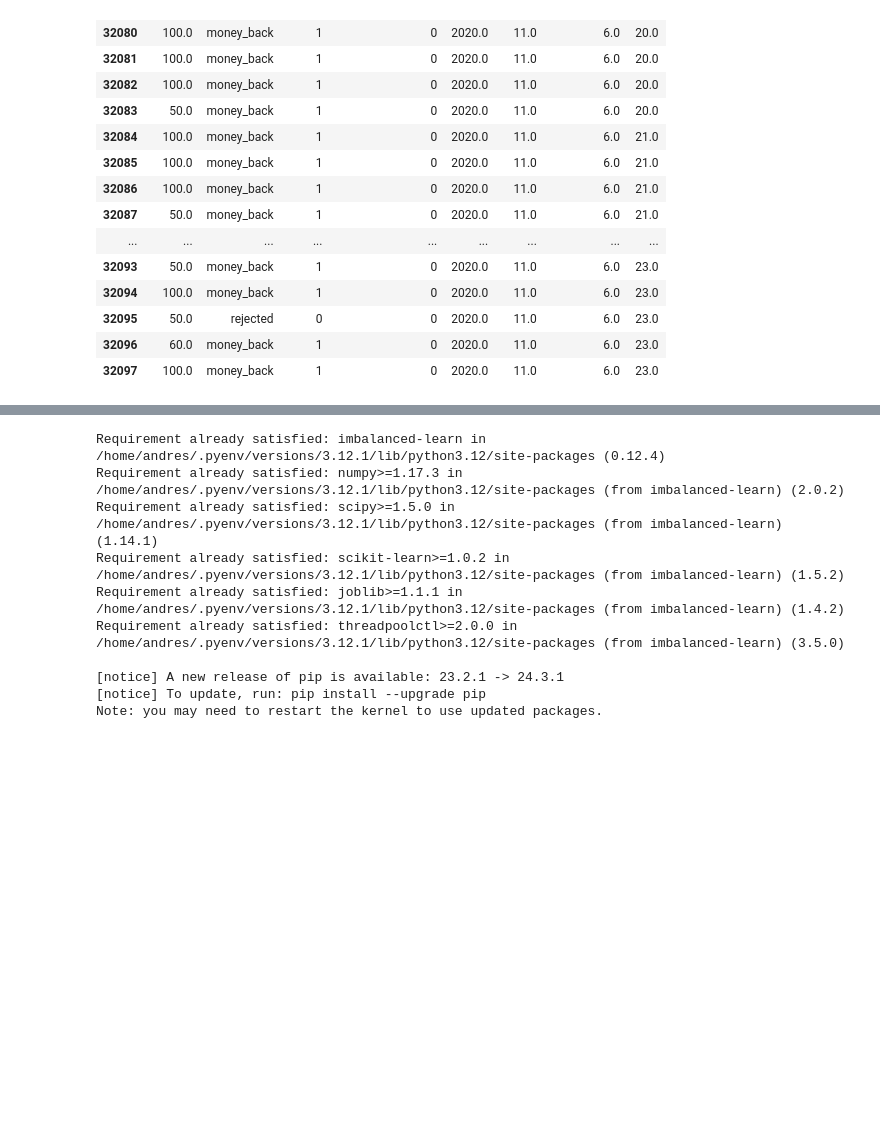
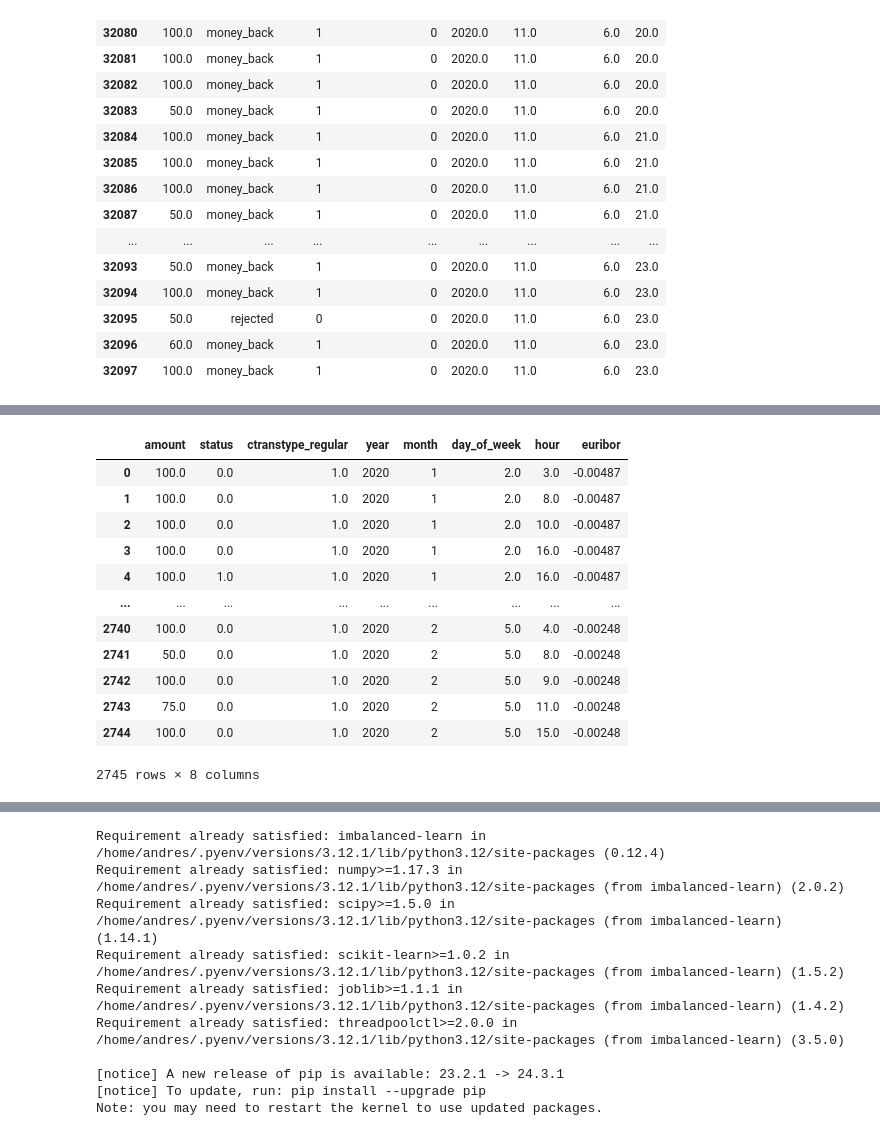
Before and after one commit to DataScience-UOC-projects/monayvi, a Jupyter notebook: notebooks/10-logistic-regression.ipynb, the cells around one changed output, grey strips where cells are left out. Saved outputs shown, nothing was run; the diff lists cells and outputs as text; code cells hidden in the pictures; blank space fills up the shorter version.

```diff
--- a/notebooks/10-logistic-regression.ipynb
+++ b/notebooks/10-logistic-regression.ipynb
@@ -435,3 +461,31 @@ cash_df.head(10)
+# %%
+euribor_df['date'] = pd.to_datetime(euribor_df['date'])
+euribor_df['year'] = euribor_df['date'].dt.year.astype(int)
+euribor_df['month'] = euribor_df['date'].dt.month.astype(int)
+cash_df['year'] = cash_df['year'].astype(int)
+cash_df['month'] = cash_df['month'].astype(int)
+
+# Merge df1 with the relevant columns of df2 based on 'year' and 'month'
+df_merged = pd.merge(cash_df, euribor_df[['year', 'month', 'euribor']], on=['year', 'month'], how='right')
+
+df_cleaned = df_merged.dropna()
+df_cleaned
+cash_df = df_cleaned
+cash_df
+# %% [output]
+|  | amount | status | ctranstype_regular | year | month | day_of_week | hour | euribor |
+| 0 | 100.0 | 0.0 | 1.0 | 2020 | 1 | 2.0 | 3.0 | -0.00487 |
+| 1 | 100.0 | 0.0 | 1.0 | 2020 | 1 | 2.0 | 8.0 | -0.00487 |
+| 2 | 100.0 | 0.0 | 1.0 | 2020 | 1 | 2.0 | 10.0 | -0.00487 |
+| 3 | 100.0 | 0.0 | 1.0 | 2020 | 1 | 2.0 | 16.0 | -0.00487 |
+| 4 | 100.0 | 1.0 | 1.0 | 2020 | 1 | 2.0 | 16.0 | -0.00487 |
+| ... | ... | ... | ... | ... | ... | ... | ... | ... |
+| 2740 | 100.0 | 0.0 | 1.0 | 2020 | 2 | 5.0 | 4.0 | -0.00248 |
+| 2741 | 50.0 | 0.0 | 1.0 | 2020 | 2 | 5.0 | 8.0 | -0.00248 |
+| 2742 | 100.0 | 0.0 | 1.0 | 2020 | 2 | 5.0 | 9.0 | -0.00248 |
+| 2743 | 75.0 | 0.0 | 1.0 | 2020 | 2 | 5.0 | 11.0 | -0.00248 |
+| 2744 | 100.0 | 0.0 | 1.0 | 2020 | 2 | 5.0 | 15.0 | -0.00248 |
+2745 rows × 8 columns
 # %%
 # Step 2: Train-Test Split
 X = cash_df.drop(columns=['status'])
```
Also changed, not shown: parts of 10 cells of this notebook.
